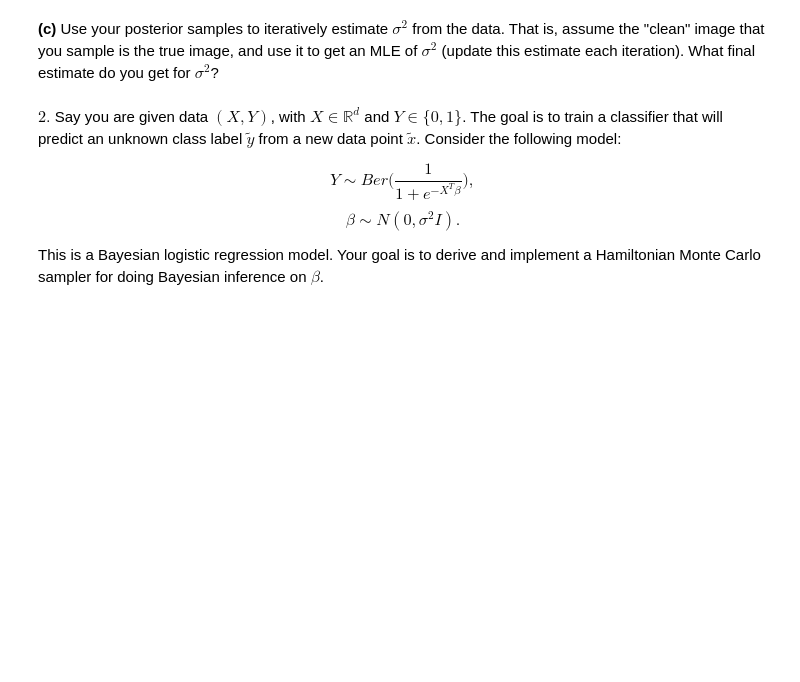
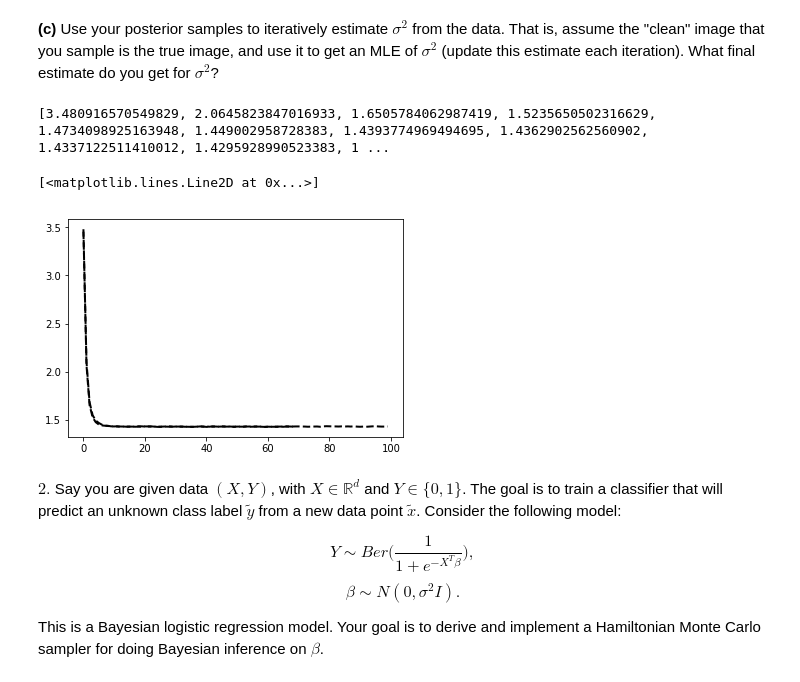
Before and after one commit to jspitkin/spring2018, a Jupyter notebook: pm/hw3/hw3.ipynb, the cells around one changed output. Saved outputs shown, nothing was run; the diff lists cells and outputs as text; code cells hidden in the pictures; blank space fills up the shorter version.

```diff
--- a/pm/hw3/hw3.ipynb
+++ b/pm/hw3/hw3.ipynb
@@ -243,3 +243,73 @@ plt.show()
+# %%
+# Don't forget to load in helper methods in the first code block
+from PIL import Image
+import matplotlib.pyplot as plt
+
+def energy(alpha, beta, sigma_squared, x, X, Y, row, col, width, height):
+    energy = -1 * alpha * x
+    for n in get_neighbours(X, row, col, width, height):
+        energy += -1 * beta * x * n
+    energy += (1/(2*sigma_squared)) * math.pow(x-Y[row][col], 2)
+    return energy
+
+def cond_dist(alpha, beta, sigma, X, Y, row, col, width, height):
+    prob = math.exp(-1 * energy(alpha, beta, sigma, X[row][col], X, Y, row, col, width, height))
+    normalize = math.exp(-1 * energy(alpha, beta, sigma, 1, X, Y, row, col, width, height))
+    normalize += math.exp(-1 * energy(alpha, beta, sigma, -1, X, Y, row, col, width, height))
+    return prob / normalize
+
+def maximum_likelihood_estimate(X, Y, width, height):
+    sigma_hat = 0
+    for row in range(height):
+        for col in range(width):
+            sigma_hat += math.pow((X[row][col] - Y[row][col]), 2)
+    return sigma_hat / (width * height)
+
+def generate_estimates(alpha, beta, sigma, k, X, Y, width, height):
+    sigma_squared_estimates = []
+    for _ in range(k):
+        sigma_squared_estimates.append(maximum_likelihood_estimate(X, Y, width, height))
+        for row in range(height):
+            for col in range(width):
+                if (row + col) % 2 == 0:
+                    continue
+                if random.uniform(0, 1) > cond_dist(alpha, beta, sigma, X, Y, row, col, width, height):
+                        X[row][col] = X[row][col] * -1
+        for row in range(height):
+            for col in range(width):
+                if (row + col) % 2 == 1:
+                    continue
+                if random.uniform(0, 1) > cond_dist(alpha, sigma, beta, X, Y, row, col, width, height):
+                        X[row][col] = X[row][col] * -1
+    return sigma_squared_estimates
+
+# Read in the images
+message_pixels, message_width, message_height = open_image_transform("noisy-message.png")
+#yin_yang_pixels, yin_yang_width, yin_yang_height = open_image_transform("noisy-yinyang.png")
+
+# Generate mean message image
+X = random_init_matrix(message_width, message_height)
+alpha = 0.05
+beta = 1
+sigma_squared = 1.21
+k = 100
+sigma_squared_estimates = generate_estimates(alpha, beta, sigma_squared, k,
+                                   X, message_pixels, message_width, message_height)
+plt.plot(sigma_squared_estimates, color='black', linestyle='dashed', linewidth=2)
+
+# Generate mean yinyang image
+X = random_init_matrix(yin_yang_width, yin_yang_height)
+alpha = 0
+beta = 1
+sigma_squared = 1.21
+k = 70
+sigma_squared_estimates = generate_estimates(alpha, beta, sigma_squared, k,
+                                   X, message_pixels, message_width, message_height)
+plt.plot(sigma_squared_estimates, color='black', linestyle='dashed', linewidth=2)
+# %% [output]
+[3.480916570549829, 2.0645823847016933, 1.6505784062987419, 1.5235650502316629, 1.4734098925163948, 1.449002958728383, 1.4393774969494695, 1.4362902562560902, 1.4337122511410012, 1.4295928990523383, 1 ...
+[<matplotlib.lines.Line2D at 0x...>]
+[figure, added]
 # %% [markdown]
 $2.$ Say you are given data $(X,Y)$, with $X \in \mathbb{R}^d$ and $Y \in \{0,1\}$. The goal is to train a classifier that will predict an unknown class label $\tilde{y}$ from a new data point $\tilde{x}$. Consider the following model:
 
```
Also changed, not shown: parts of 8 cells of this notebook, 1 other file.
